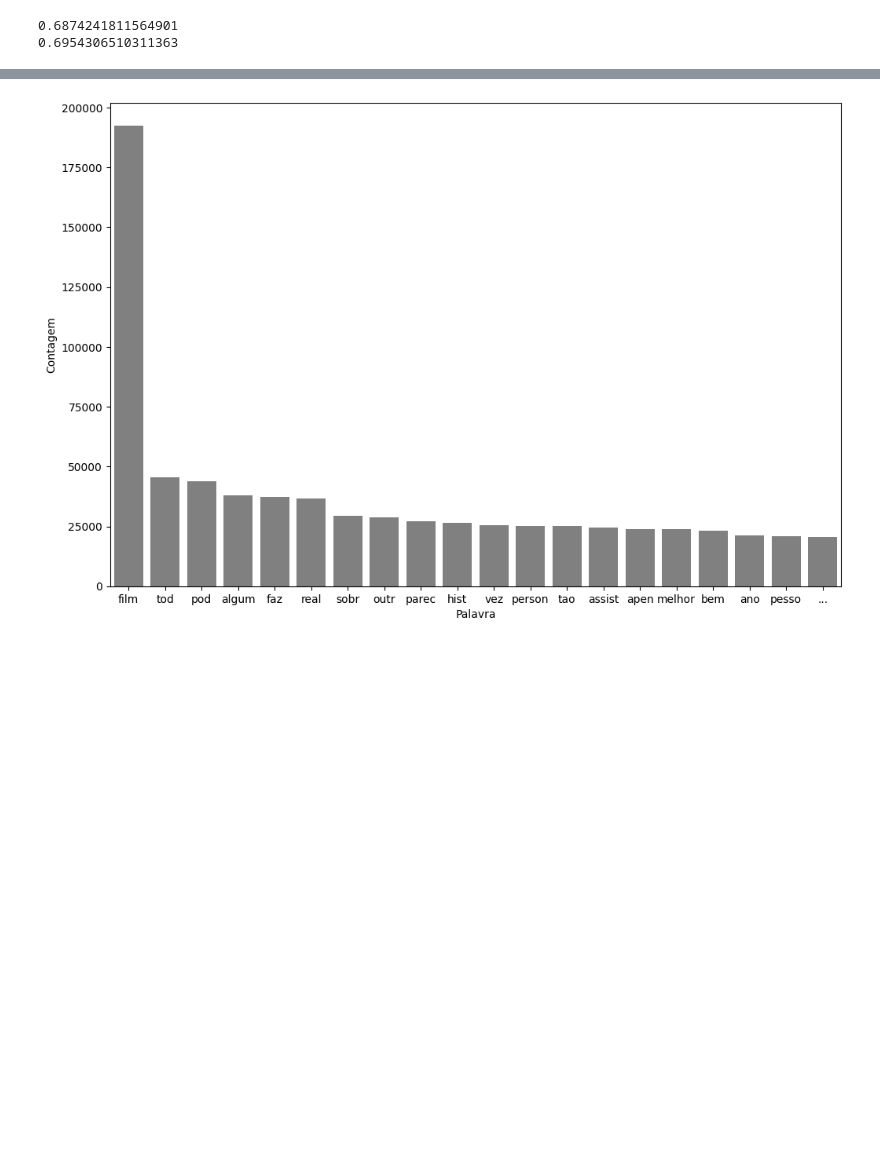
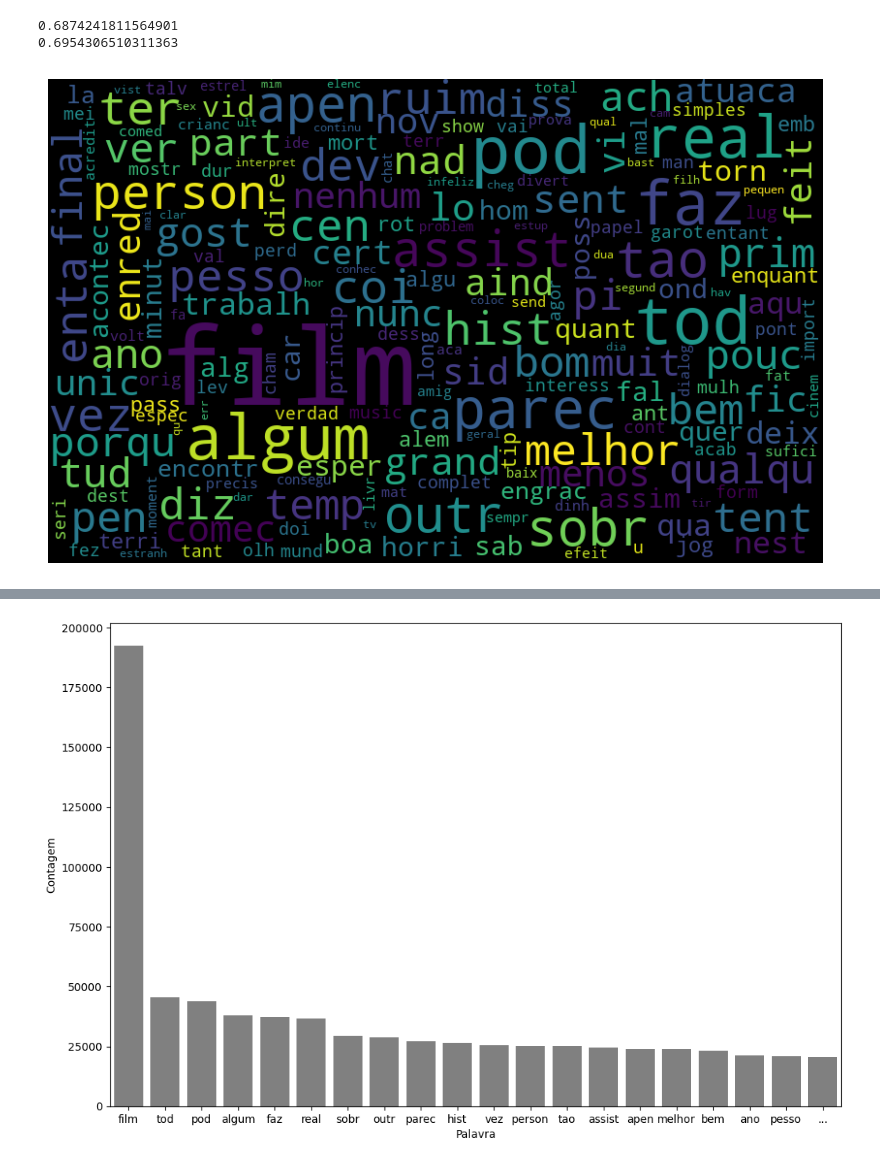
Before and after one commit to rodrigofer89/NLP, a Jupyter notebook: NLP_IMDB/IMDB.ipynb, the cells around one changed output, grey strips where cells are left out. Cells and saved outputs as stored; diff of their text form; code cells hidden in the pictures; blank space fills up the shorter version.

```diff
--- a/NLP_IMDB/IMDB.ipynb
+++ b/NLP_IMDB/IMDB.ipynb
@@ -396,3 +396,7 @@ print(classificar_texto(df, 'tratamento_5', 'classificacao'))
 # %% [output]
 0.6874241811564901
 0.6954306510311363
+# %%
+sentimento_neg(df, 'tratamento_5')
+# %% [output]
+[figure, added]
```
Also changed, not shown: parts of 8 cells of this notebook.
